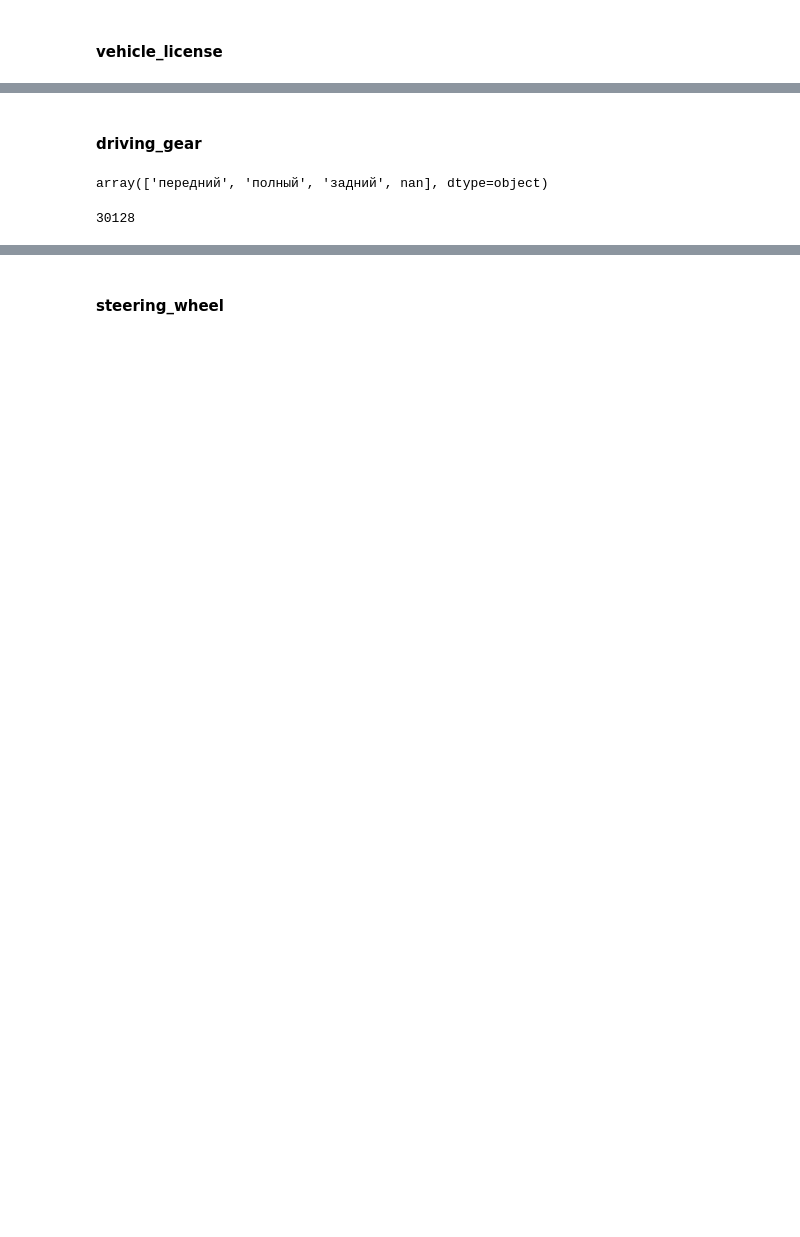
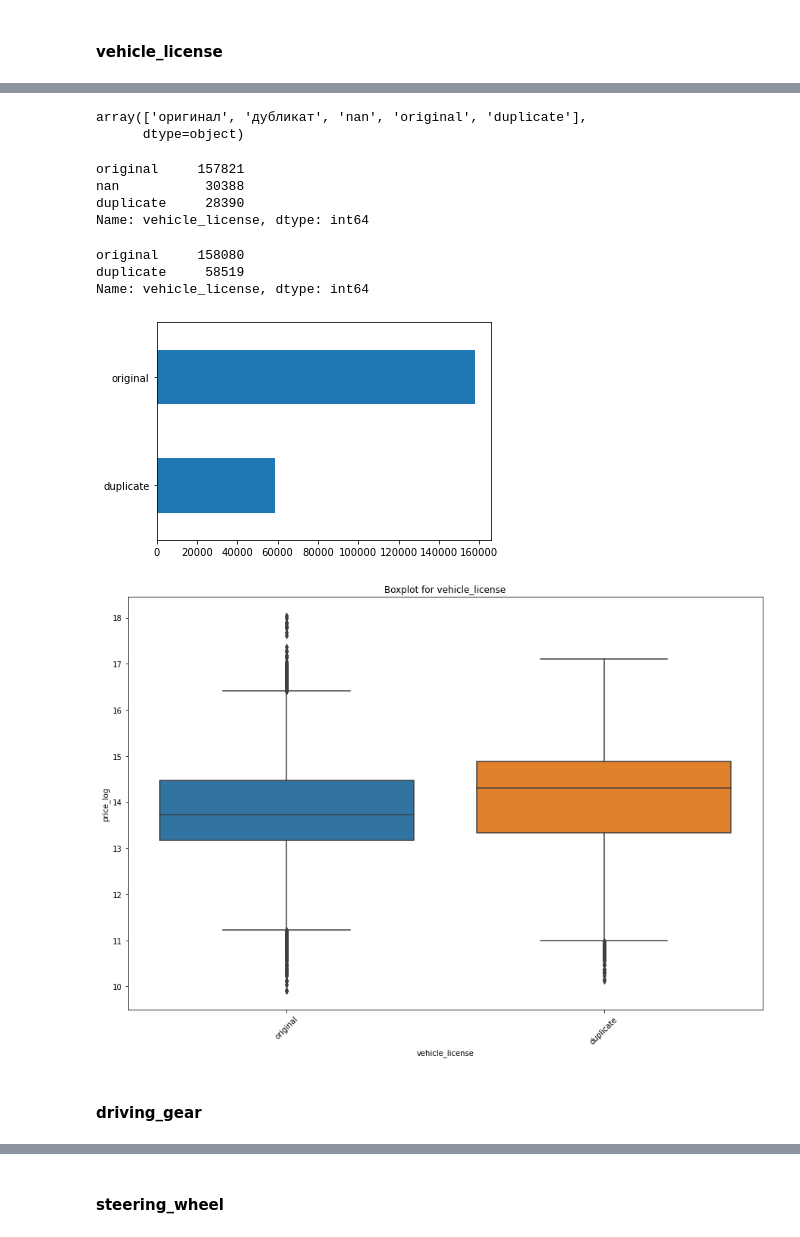
Before and after one commit to gir2017/teamwork_kaggle, a Jupyter notebook: module_5/select_auto.ipynb, the cells around one changed output, grey strips where cells are left out. Cells and saved outputs as stored; diff of their text form; code cells hidden in the pictures; blank space fills up the shorter version.

```diff
--- a/module_5/select_auto.ipynb
+++ b/module_5/select_auto.ipynb
@@ -1531,2 +1533,4 @@ bined_df.vehicleConfiguration.isna().sum()
+# %%
+bined_df.drop(['vehicleConfiguration'], axis = 1, inplace = True)
 # %% [markdown]
 #### vehicleTransmission
@@ -1769,0 +1746,5 @@ bin_cols.append('vehicle_license')
+# %%
+bined_df.vehicle_license.unique()
+# %% [output]
+array(['оригинал', 'дубликат', 'nan', 'original', 'duplicate'],
+      dtype=object)
@@ -1769,0 +1754,7 @@ bin_cols.append('vehicle_license')
+# %%
+bined_df.vehicle_license.value_counts()
+# %% [output]
+original     157821
+nan           30388
+duplicate     28390
+Name: vehicle_license, dtype: int64
@@ -1769,0 +1764,11 @@ bin_cols.append('vehicle_license')
+# %%
+bined_df.vehicle_license.value_counts()
+# %% [output]
+original     158080
+duplicate     58519
+Name: vehicle_license, dtype: int64
+# %%
+get_hist_box(bined_df, 'vehicle_license')
+# %% [output]
+[figure, added]
+[figure, added]
@@ -1770,11 +1777,2 @@ bin_cols.append('vehicle_license')
 # %% [markdown]
 #### driving_gear
-# %%
-# Check the unique value
-bined_df.driving_gear.unique()
-# %% [output]
-array(['передний', 'полный', 'задний', nan], dtype=object)
-# %%
-bined_df.driving_gear.isna().sum()
-# %% [output]
-30128
```
Also changed, not shown: parts of 210 cells of this notebook.
